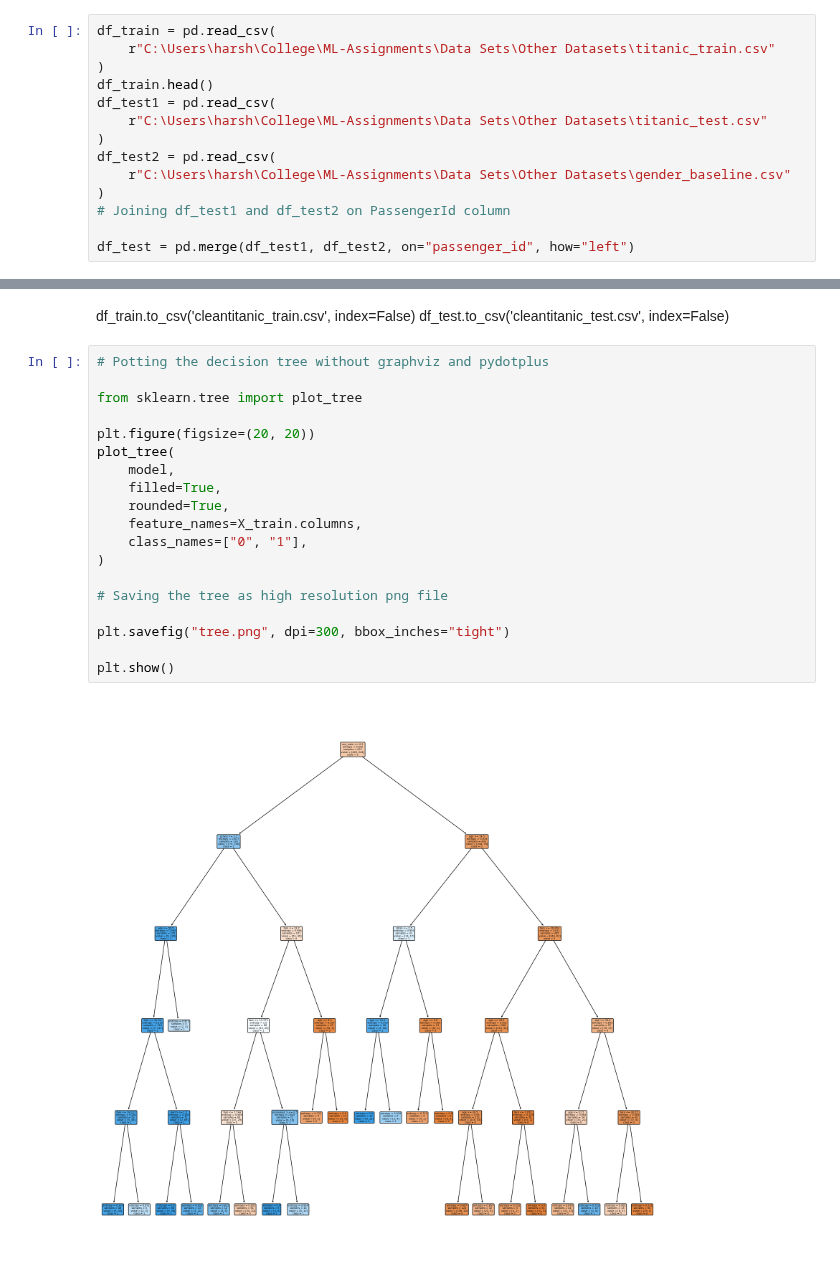
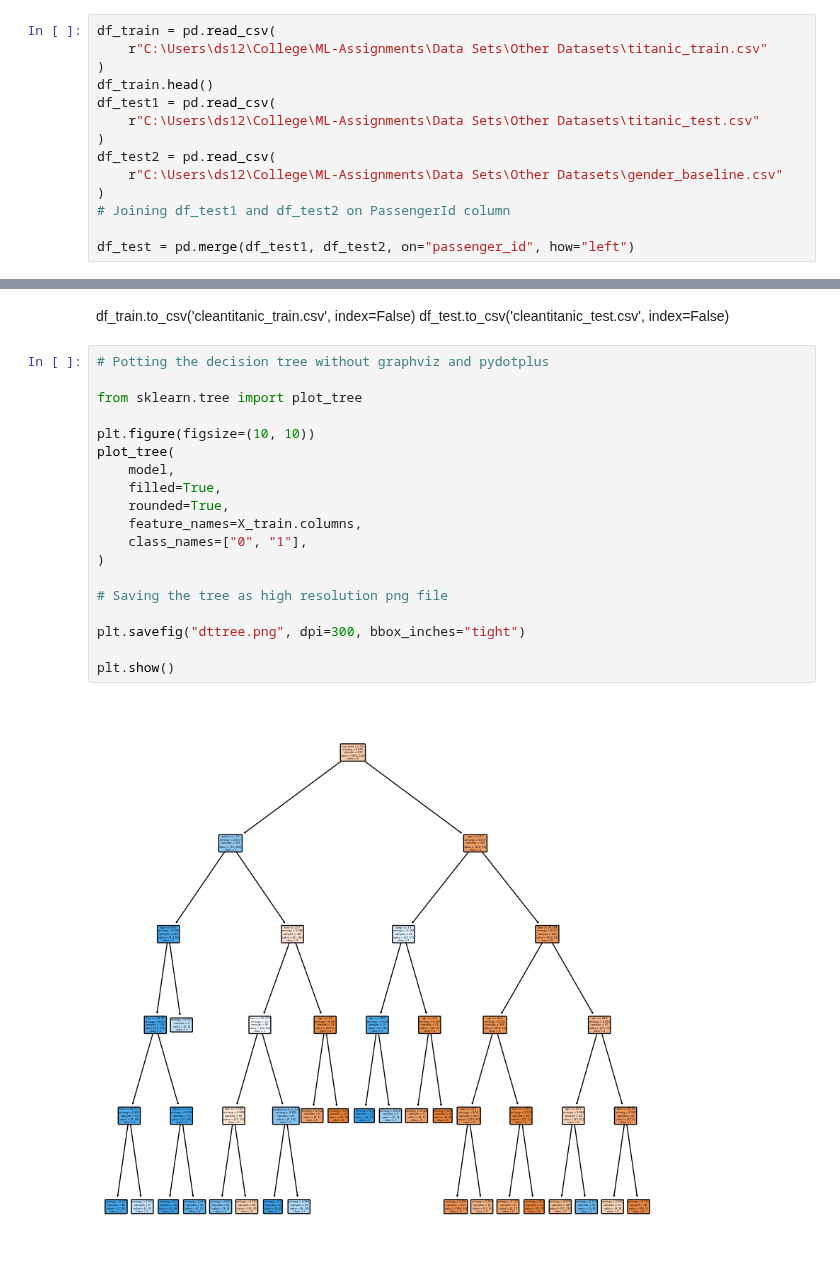
Before and after one commit to Harsh502s/ML-Assignments, a Jupyter notebook: Notebooks/Assignment 5 Titanic Survival DT.ipynb, the cells around one changed output, grey strips where cells are left out. Cells and saved outputs as stored; diff of their text form.

```diff
--- a/Notebooks/Assignment 5 Titanic Survival DT.ipynb
+++ b/Notebooks/Assignment 5 Titanic Survival DT.ipynb
@@ -18,14 +18,14 @@ pd.set_option("display.float_format", lambda x: "%.2f" % x)
 # Reading the data
 # %%
 df_train = pd.read_csv(
-    r"C:\Users\harsh\College\ML-Assignments\Data Sets\Other Datasets\titanic_train.csv"
+    r"C:\Users\ds12\College\ML-Assignments\Data Sets\Other Datasets\titanic_train.csv"
 )
 df_train.head()
 df_test1 = pd.read_csv(
-    r"C:\Users\harsh\College\ML-Assignments\Data Sets\Other Datasets\titanic_test.csv"
+    r"C:\Users\ds12\College\ML-Assignments\Data Sets\Other Datasets\titanic_test.csv"
 )
 df_test2 = pd.read_csv(
-    r"C:\Users\harsh\College\ML-Assignments\Data Sets\Other Datasets\gender_baseline.csv"
+    r"C:\Users\ds12\College\ML-Assignments\Data Sets\Other Datasets\gender_baseline.csv"
 )
 # Joining df_test1 and df_test2 on PassengerId column
 
@@ -474,21 +474,21 @@ df_test.to_csv('cleantitanic_test.csv', index=False)
 # %%
 # Potting the decision tree without graphviz and pydotplus
 
 from sklearn.tree import plot_tree
 
-plt.figure(figsize=(20, 20))
+plt.figure(figsize=(10, 10))
 plot_tree(
     model,
     filled=True,
     rounded=True,
     feature_names=X_train.columns,
     class_names=["0", "1"],
 )
 
 # Saving the tree as high resolution png file
 
-plt.savefig("tree.png", dpi=300, bbox_inches="tight")
+plt.savefig("dttree.png", dpi=300, bbox_inches="tight")
 
 plt.show()
 # %% [output]
-[figure, old version]
+[figure, new version]
```
Also changed, not shown: parts of 2 cells of this notebook, 8 other files.
